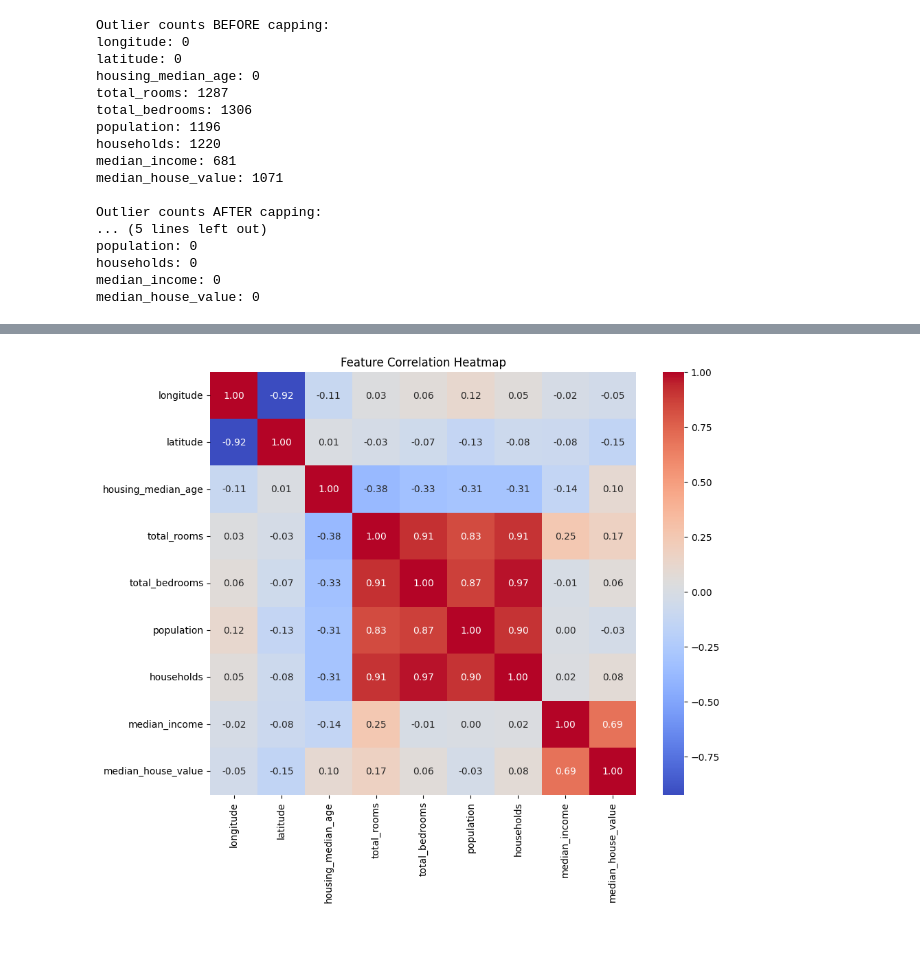
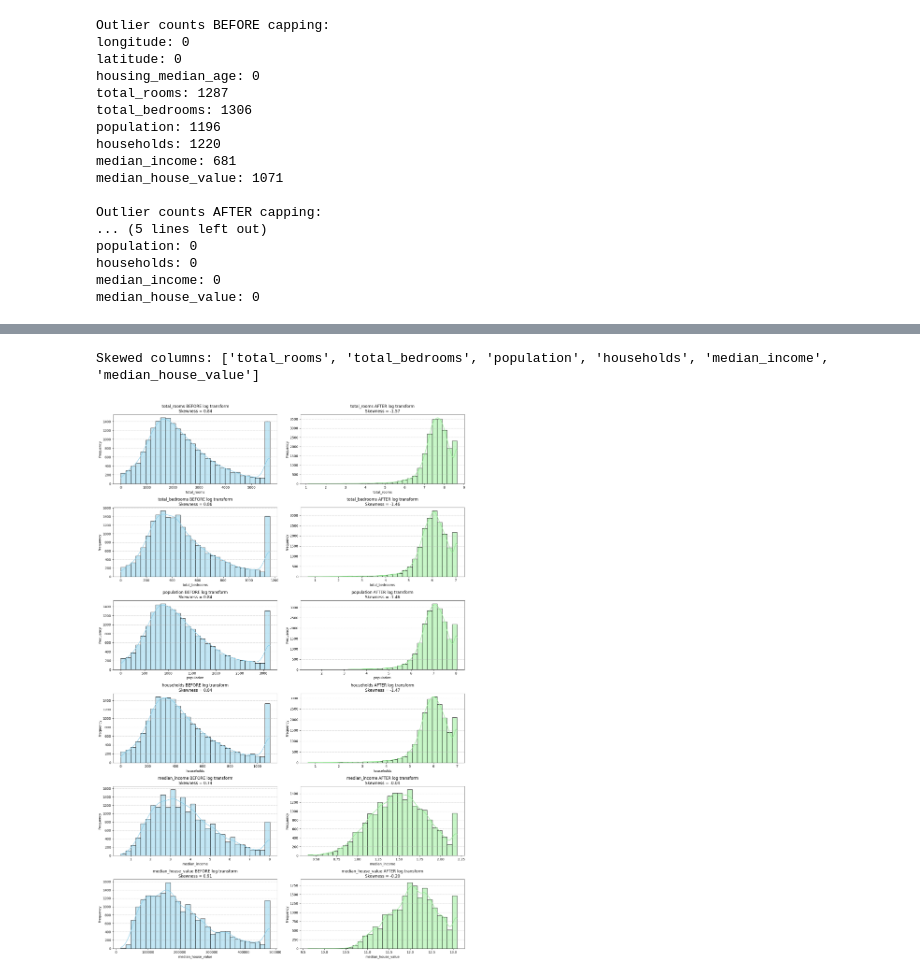
Before and after one commit to Nandhanaa-Mathesvaran/housing, a Jupyter notebook: XGBoost.ipynb, the cells around one changed output, grey strips where cells are left out. Saved outputs shown, nothing was run; the diff lists cells and outputs as text; code cells hidden in the pictures; blank space fills up the shorter version.

```diff
--- a/XGBoost.ipynb
+++ b/XGBoost.ipynb
@@ -131,22 +132,3 @@ population: 0
 households: 0
 median_income: 0
 median_house_value: 0
-# %%
-from scipy.stats import skew
-import matplotlib.pyplot as plt
-import seaborn as sns
-
-num_cols = df.select_dtypes(include=['int64', 'float64']).columns
-
-skew_values = df[num_cols].apply(lambda x: skew(x.dropna()))
-print("\nSkewness Values for all numeric columns:")
-print(skew_values)
-
-for col in num_cols:
-    plt.figure(figsize=(6,4))
-    sns.histplot(df[col], kde=True, bins=30, color='skyblue', edgecolor='black')
-    plt.title(f"Distribution of {col}\nSkewness = {skew(df[col].dropna()):.2f}")
-    plt.xlabel(col)
-    plt.ylabel("Frequency")
-    plt.grid(axis='y', linestyle='--', alpha=0.7)
-    plt.show()
@@ -181,8 +135,42 @@ plt.show()
-# %%
-plt.figure(figsize=(10,8))
-sns.heatmap(df.corr(numeric_only=True), annot=True, cmap='coolwarm', fmt=".2f")
-plt.title("Feature Correlation Heatmap")
-plt.show()
-# %% [output]
-[figure, removed]
+# %%
+from scipy.stats import skew
+import matplotlib.pyplot as plt
+import seaborn as sns
+from numpy import log1p, expm1
+
+num_cols = df.select_dtypes(include=['int64', 'float64']).columns
+
+skew_values_before = df[num_cols].apply(lambda x: skew(x.dropna()))
+
+skewed_cols = skew_values_before[skew_values_before > 0.5].index.tolist()
+print("Skewed columns:", skewed_cols)
+
+df[skewed_cols] = df[skewed_cols].apply(lambda x: log1p(x))
+
+skew_values_after = df[skewed_cols].apply(lambda x: skew(x.dropna()))
+
+plt.figure(figsize=(16, 4 * len(skewed_cols)))
+
+for i, col in enumerate(skewed_cols):
+
+    plt.subplot(len(skewed_cols), 2, 2*i + 1)
+    sns.histplot(expm1(df[col]), bins=30, kde=True, color='skyblue', edgecolor='black')
+    plt.title(f"{col} BEFORE log transform\nSkewness = {skew_values_before[col]:.2f}")
+    plt.xlabel(col)
+    plt.ylabel("Frequency")
+    plt.grid(axis='y', linestyle='--', alpha=0.7)
+
+
+    plt.subplot(len(skewed_cols), 2, 2*i + 2)
+    sns.histplot(df[col], bins=30, kde=True, color='lightgreen', edgecolor='black')
+    plt.title(f"{col} AFTER log transform\nSkewness = {skew_values_after[col]:.2f}")
+    plt.xlabel(col)
+    plt.ylabel("Frequency")
+    plt.grid(axis='y', linestyle='--', alpha=0.7)
+
+plt.tight_layout()
+plt.show()
+# %% [output]
+Skewed columns: ['total_rooms', 'total_bedrooms', 'population', 'households', 'median_income', 'median_house_value']
+[figure, added]
 # %%
```
Also changed, not shown: parts of 5 cells of this notebook, 2 other files.
